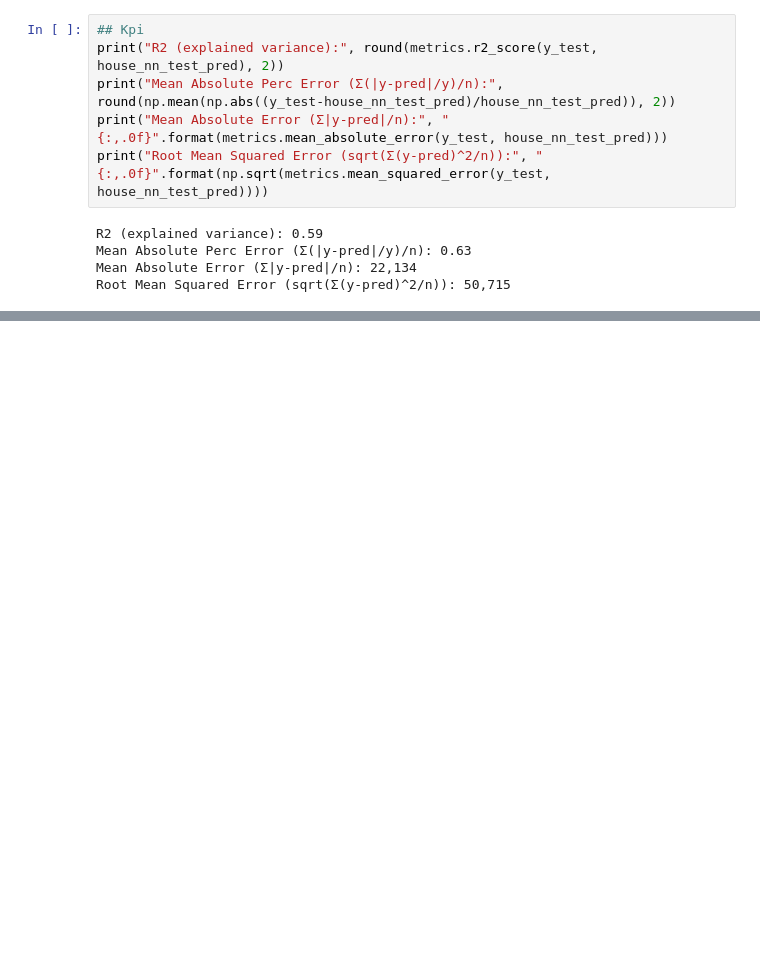
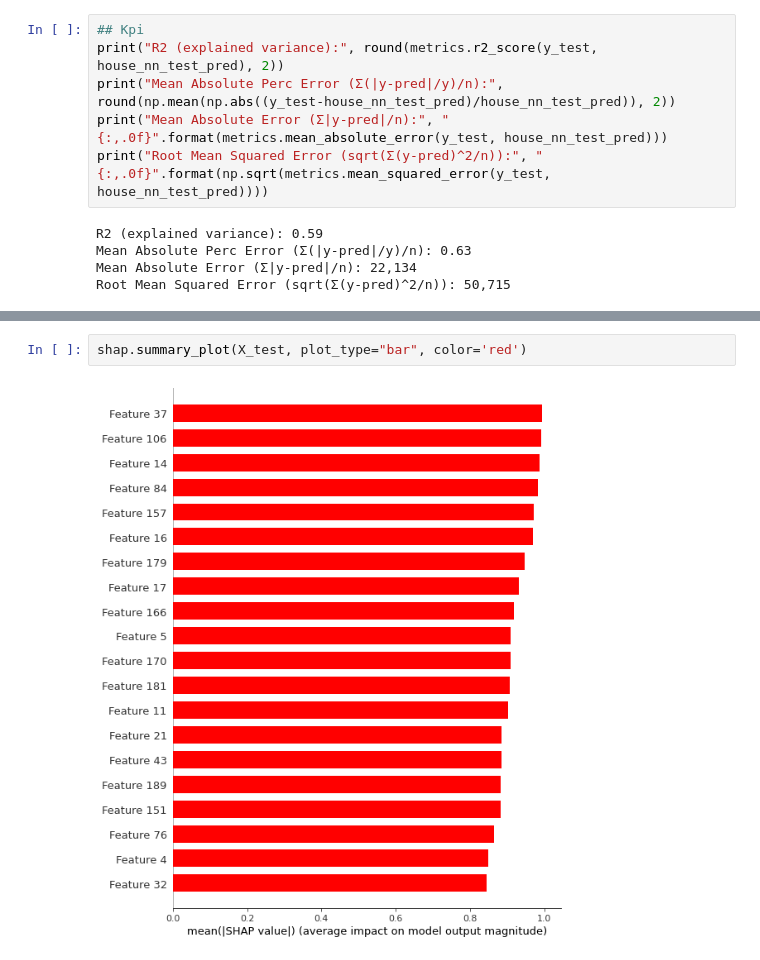
Before and after one commit to danielbauer1979/ML_656, a Jupyter notebook: Module8_HousePriceExample.ipynb, the cells around one changed output, grey strips where cells are left out. Saved outputs shown, nothing was run; the diff lists cells and outputs as text; blank space fills up the shorter version.

```diff
--- a/Module8_HousePriceExample.ipynb
+++ b/Module8_HousePriceExample.ipynb
@@ -235,0 +358,4 @@ Root Mean Squared Error (sqrt(Σ(y-pred)^2/n)): 50,715
+# %%
+shap.summary_plot(X_test, plot_type="bar", color='red')
+# %% [output]
+[figure, added]
```
Also changed, not shown: parts of 7 cells of this notebook.
